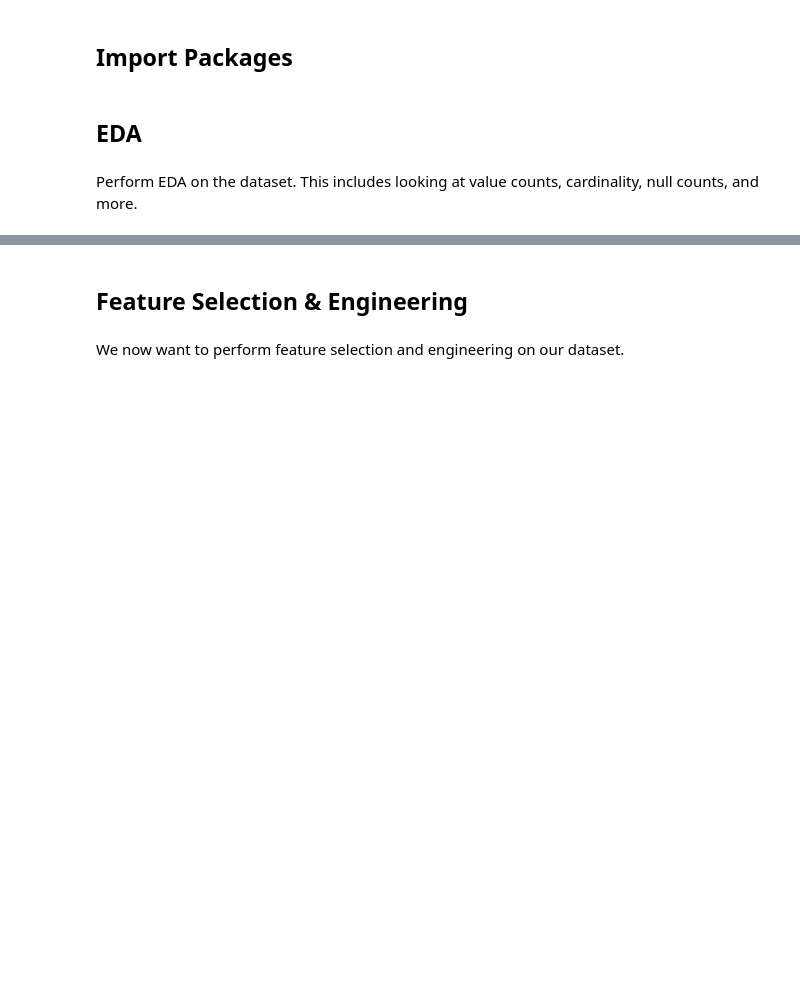
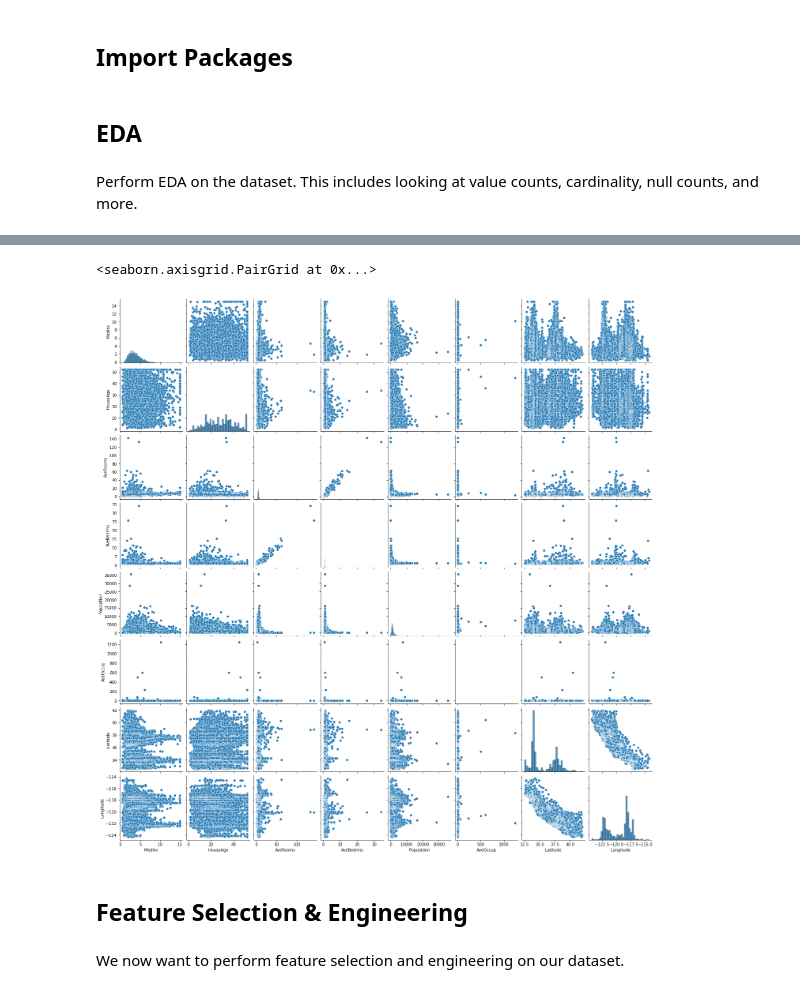
Before and after one commit to j0sephsasson/Pepsi-Training-Course, a Jupyter notebook: notebooks/solutions/E2E_Putting_Everything_Together_Day_8.ipynb, the cells around one changed output, grey strips where cells are left out. Saved outputs shown, nothing was run; the diff lists cells and outputs as text; code cells hidden in the pictures; blank space fills up the shorter version.

```diff
--- a/notebooks/solutions/E2E_Putting_Everything_Together_Day_8.ipynb
+++ b/notebooks/solutions/E2E_Putting_Everything_Together_Day_8.ipynb
@@ -30,3 +149,8 @@ Perform EDA on the dataset. This includes looking at value counts, cardinality,
+# %%
+sns.pairplot(X)
+# %% [output]
+<seaborn.axisgrid.PairGrid at 0x...>
+[figure, added]
 # %% [markdown]
 ## Feature Selection & Engineering
 # %% [markdown]
```
Also changed, not shown: parts of 52 cells of this notebook, 1 other file.
